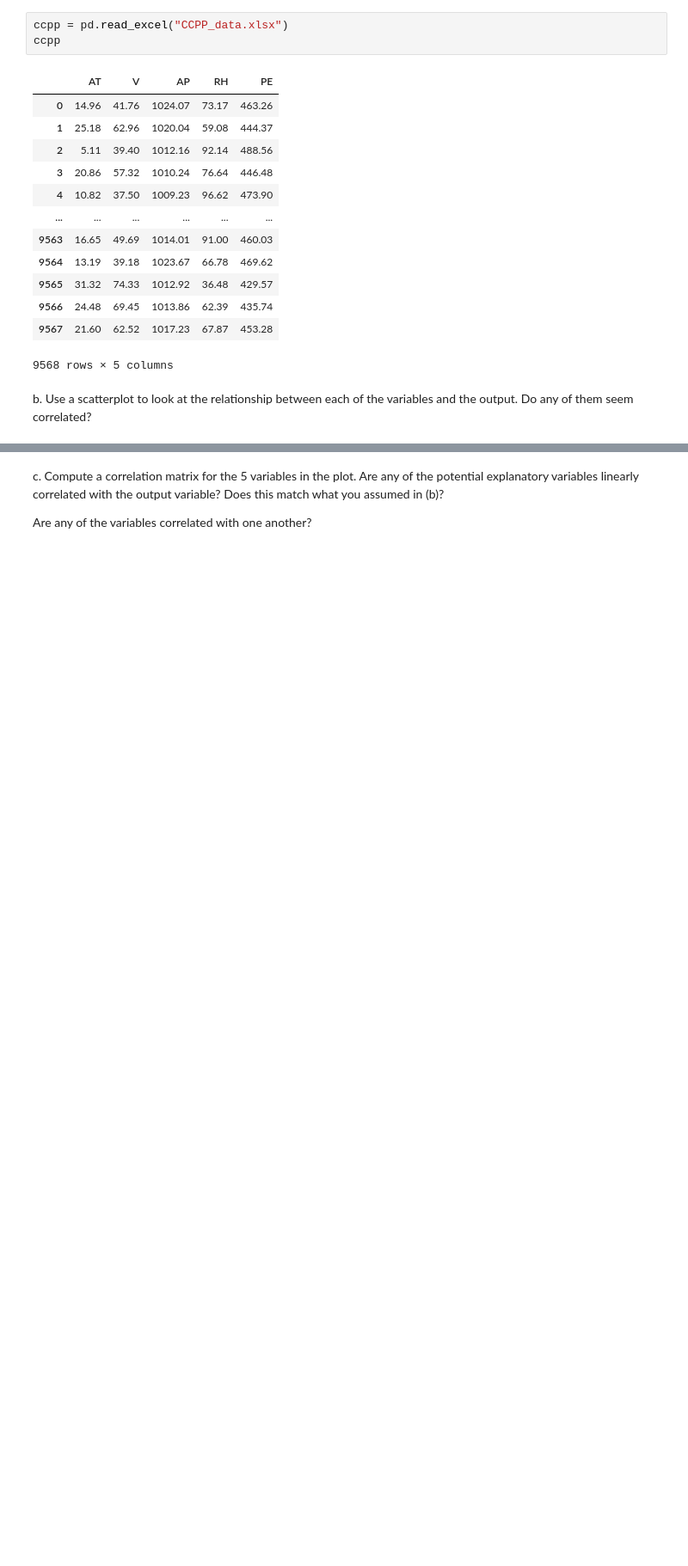
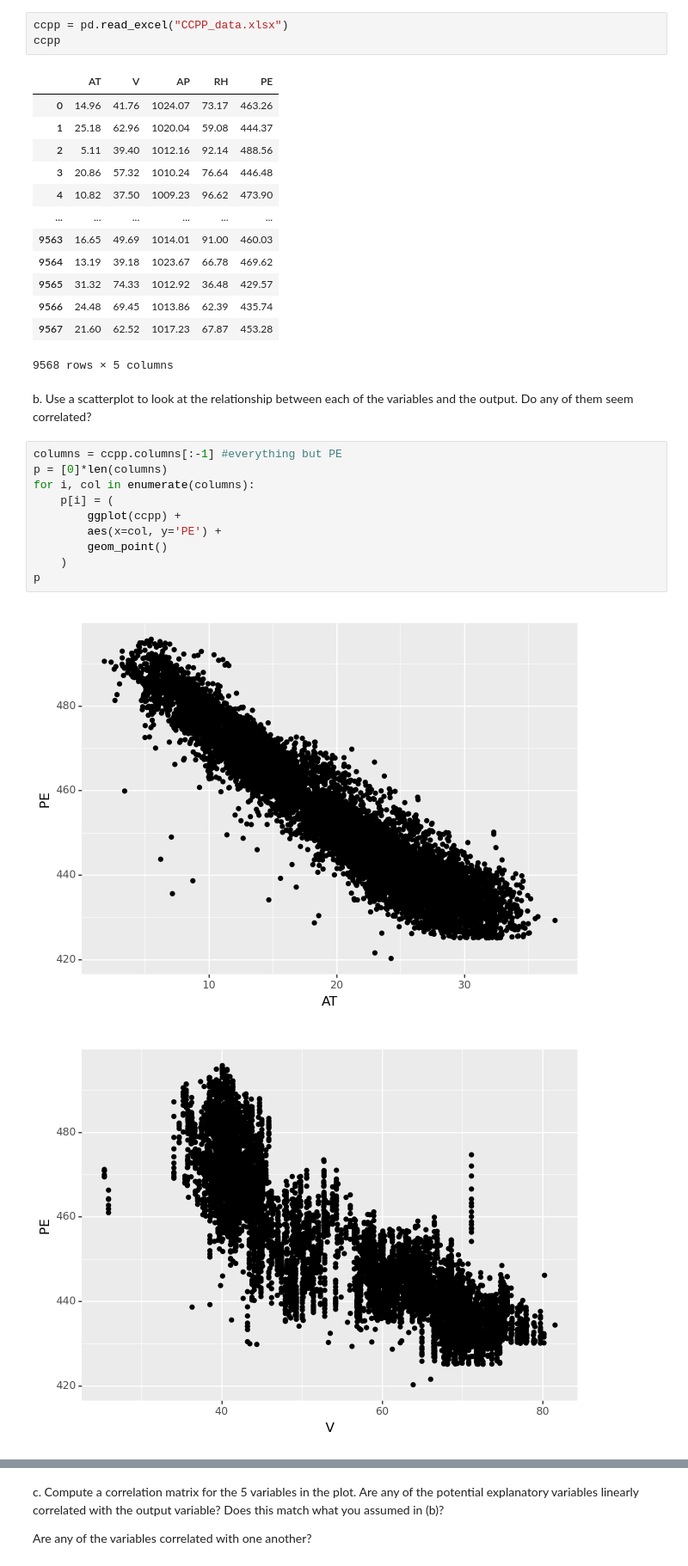
Before and after one commit to vivek-booshan/schulman, a Jupyter notebook: HW2/Homework2.ipynb, the cells around one changed output, grey strips where cells are left out. Shown at 86% size. Saved outputs shown, nothing was run; the diff lists cells and outputs as text; blank space fills up the shorter version.

Commit message:
bunch of stuff, idek what at this point

```diff
--- a/HW2/Homework2.ipynb
+++ b/HW2/Homework2.ipynb
@@ -75,3 +83,16 @@ ccpp
 9568 rows × 5 columns
 # %% [markdown]
 b. Use a scatterplot to look at the relationship between each of the variables and the output.  Do any of them seem correlated?
+# %%
+columns = ccpp.columns[:-1] #everything but PE
+p = [0]*len(columns)
+for i, col in enumerate(columns):
+    p[i] = (
+        ggplot(ccpp) +
+        aes(x=col, y='PE') +
+        geom_point()
+    )
+p
+# %% [output]
+[figure, added]
+[figure, added]
```
Also changed, not shown: parts of 10 cells of this notebook.
